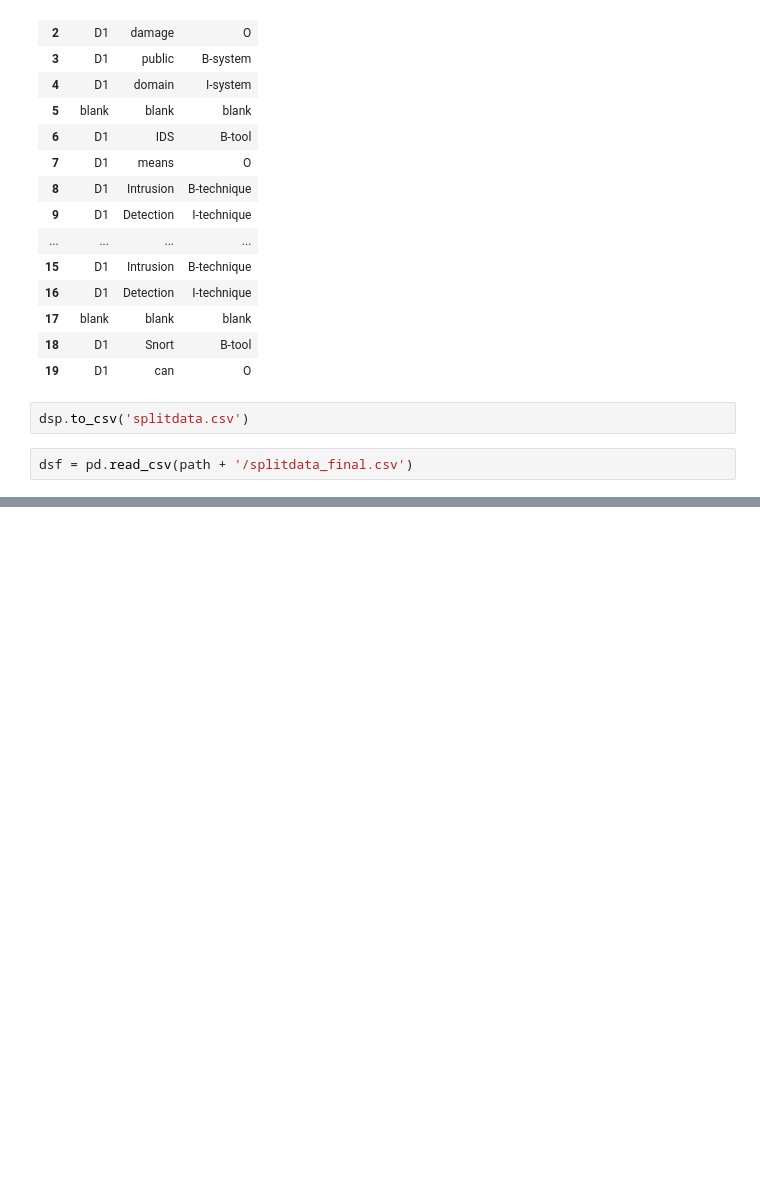
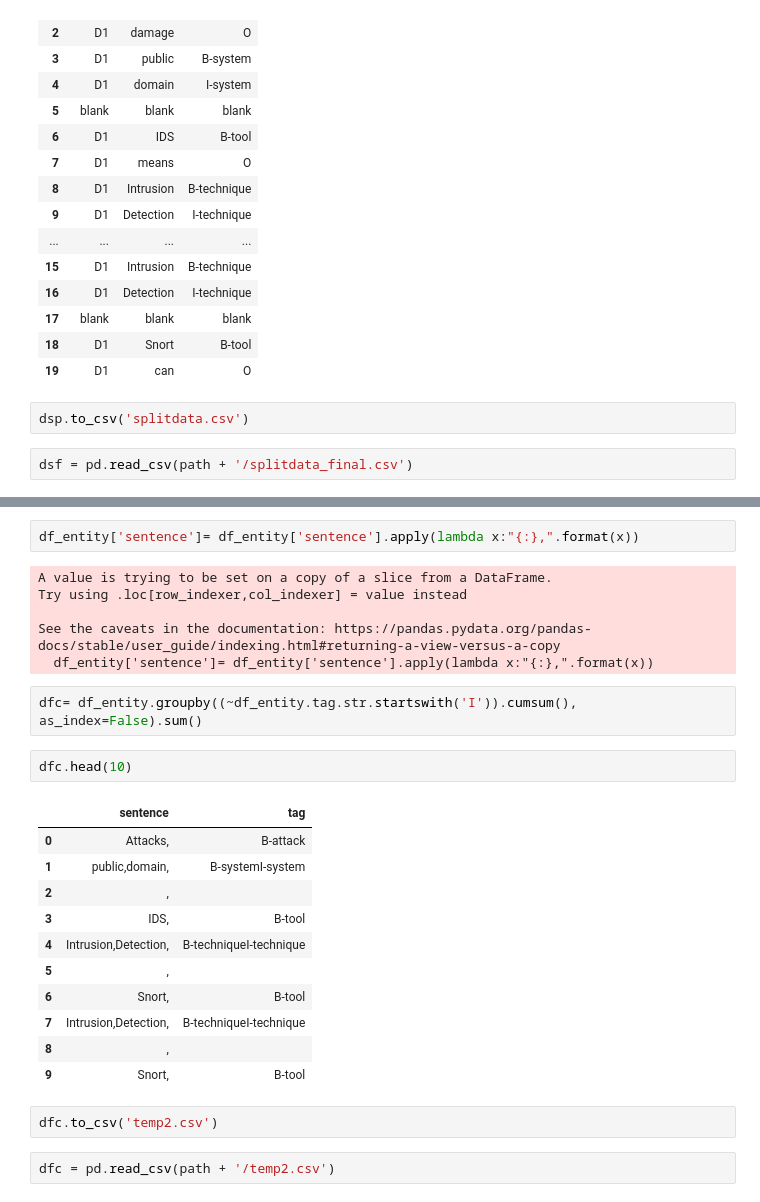
Before and after one commit to garima0106/AISecKG-cybersecurity-dataset, a Jupyter notebook: Model/data-preprocess.ipynb, the cells around one changed output, grey strips where cells are left out. Drawn from its saved outputs; the diff is of its cells as text; blank space fills up the shorter version.

```diff
--- a/Model/data-preprocess.ipynb
+++ b/Model/data-preprocess.ipynb
@@ -344,0 +460,28 @@ array(['B-attack', 'O', 'B-system', 'I-system', nan, 'B-tool',
+# %%
+df_entity['sentence']= df_entity['sentence'].apply(lambda x:"{:},".format(x))
+# %% [output]
+A value is trying to be set on a copy of a slice from a DataFrame.
+Try using .loc[row_indexer,col_indexer] = value instead
+
+See the caveats in the documentation: https://pandas.pydata.org/pandas-docs/stable/user_guide/indexing.html#returning-a-view-versus-a-copy
+  df_entity['sentence']= df_entity['sentence'].apply(lambda x:"{:},".format(x))
+# %%
+dfc= df_entity.groupby((~df_entity.tag.str.startswith('I')).cumsum(), as_index=False).sum()
+# %%
+dfc.head(10)
+# %% [output]
+|  | sentence | tag |
+| 0 | Attacks, | B-attack |
+| 1 | public,domain, | B-systemI-system |
+| 2 | , |  |
+| 3 | IDS, | B-tool |
+| 4 | Intrusion,Detection, | B-techniqueI-technique |
+| 5 | , |  |
+| 6 | Snort, | B-tool |
+| 7 | Intrusion,Detection, | B-techniqueI-technique |
+| 8 | , |  |
+| 9 | Snort, | B-tool |
+# %%
+dfc.to_csv('temp2.csv')
+# %%
+dfc = pd.read_csv(path + '/temp2.csv')
```
Also changed, not shown: parts of 26 cells of this notebook, 2 other files.
